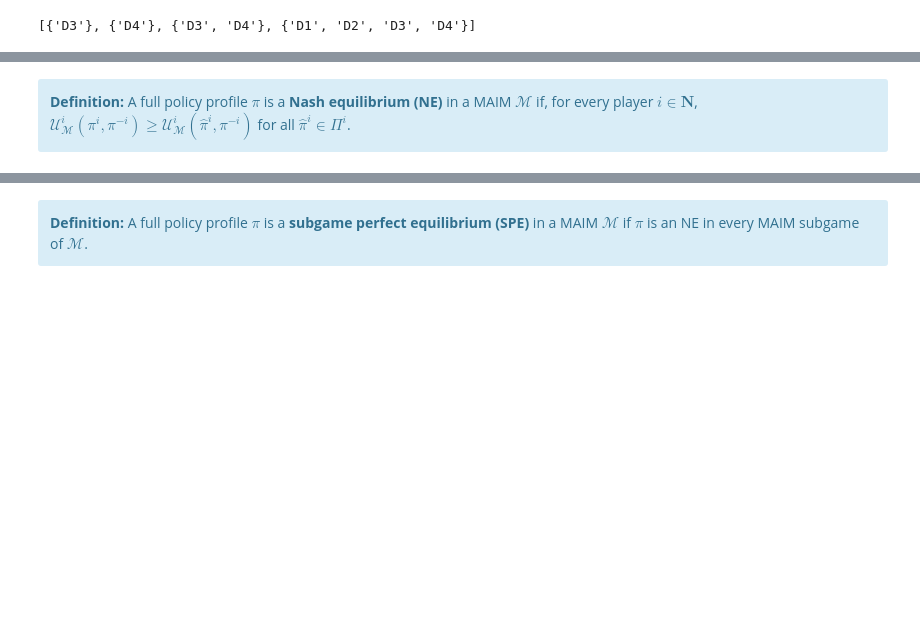
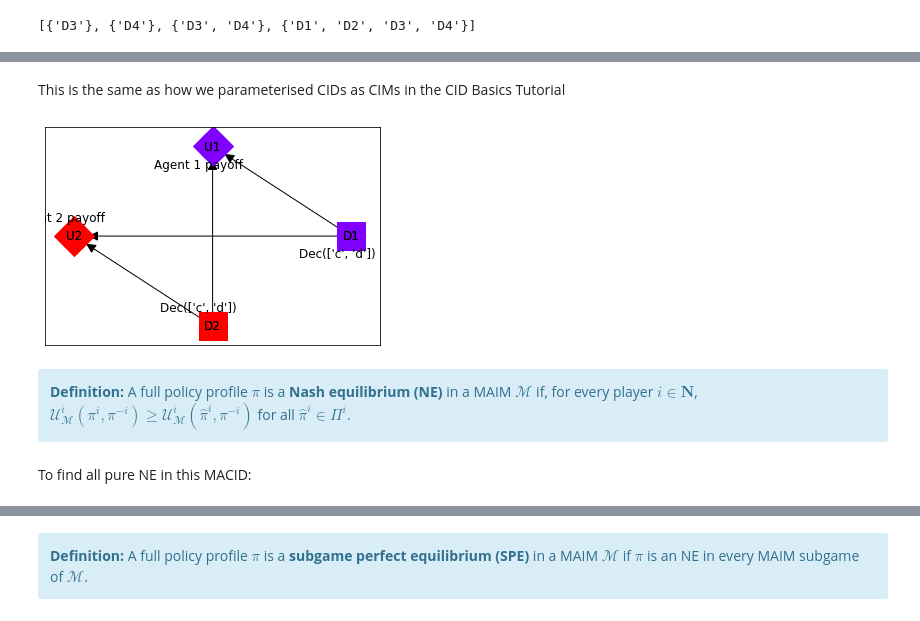
Before and after one commit to causalincentives/pycid, a Jupyter notebook: notebooks/MACID_Basics_Tutorial.ipynb, the cells around one changed output, grey strips where cells are left out. Saved outputs shown, nothing was run; the diff lists cells and outputs as text; code cells hidden in the pictures; blank space fills up the shorter version.

```diff
--- a/notebooks/MACID_Basics_Tutorial.ipynb
+++ b/notebooks/MACID_Basics_Tutorial.ipynb
@@ -189,4 +196,36 @@ macid.all_maid_subgames() #this gives the set of decision nodes in each MAID sub
+# %%
+
+
+macid = MACID([     # Specifiying the MACID for this example as before
+    ('D1', 'U1'),
+    ('D1', 'U2'),
+    ('D2', 'U2'),
+    ('D2', 'U1')],
+    {1: {'D': ['D1'], 'U': ['U1']},
+     2: {'D': ['D2'], 'U': ['U2']}})
+
+d1_domain = ['c', 'd']   #specifying the domain of each decision variable
+d2_domain = ['c', 'd']
+cpd_d1 = DecisionDomain('D1', d1_domain)
+cpd_d2 = DecisionDomain('D2', d2_domain)
+
+agent1_payoff = np.array([[-1, -3],   #specifying the payoff matrices corresponding to the normal form representation
+                         [0, -2]])    # of the game shown in the doc string.
+agent2_payoff = np.transpose(agent1_payoff)
+
+cpd_u1 = FunctionCPD('U1', lambda d1, d2: agent1_payoff[d1_domain.index(d1), d2_domain.index(d2)], evidence=['D1', 'D2'], label = 'Agent 1 payoff')
+cpd_u2 = FunctionCPD('U2', lambda d1, d2: agent2_payoff[d1_domain.index(d1), d2_domain.index(d2)], evidence=['D1', 'D2'], label = 'Agent 2 payoff')
+
+macid.add_cpds(cpd_d1, cpd_d2, cpd_u1, cpd_u2)
+# %% [markdown]
+This is the same as how we parameterised CIDs as CIMs in the CID Basics Tutorial
+# %%
+macid.draw()
+# %% [output]
+[figure, added]
 # %% [markdown]
 <div class="alert alert-block alert-info">
     <b>Definition:</b> A full policy profile $\pi$ is a <b>Nash equilibrium (NE)</b> in a MAIM $\mathcal{M}$ if, for every player $i \in \textbf{N}$, $\mathcal{U}^i_\mathcal{M}(\pi^i, \pi^{-i}) \geq \mathcal{U}^i_\mathcal{M}(\hat{\pi}^i, \pi^{-i})$ for all $\hat{\pi}^i \in \Pi^i$.
  </div>
+# %% [markdown]
+To find all pure NE in this MACID:
```
Also changed, not shown: parts of 55 cells of this notebook, 3 other files.
